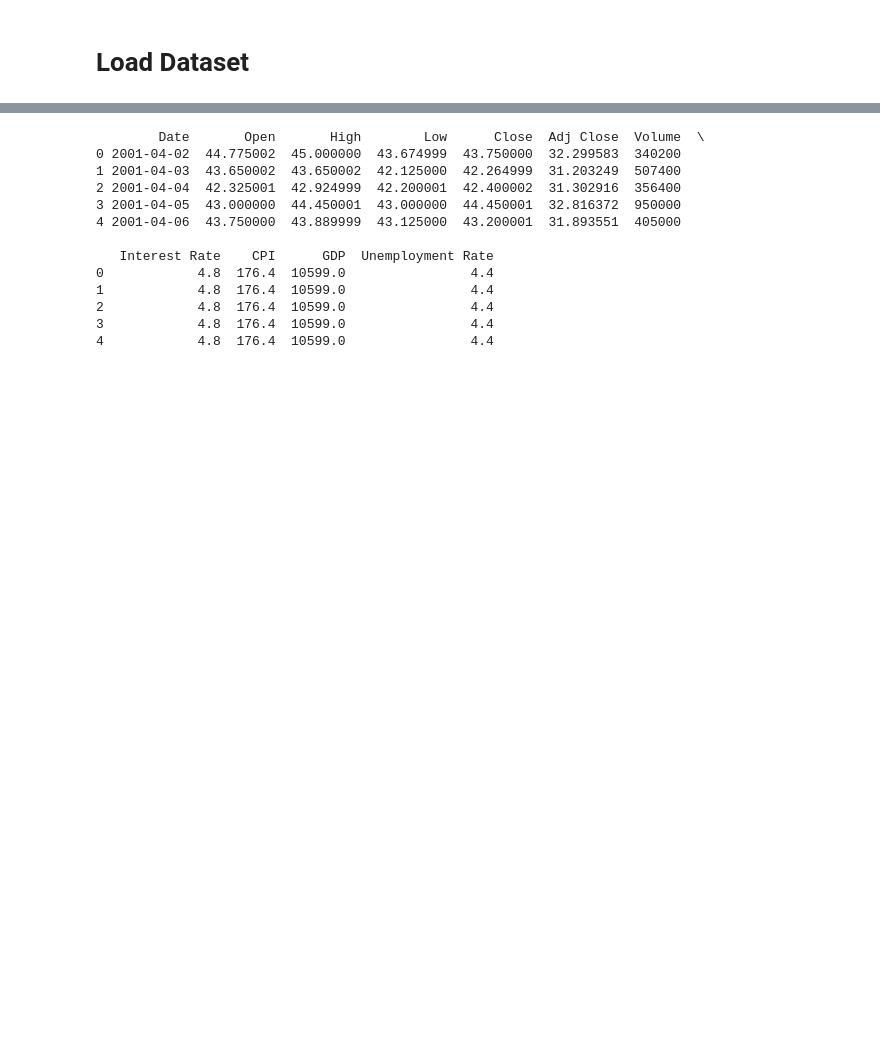
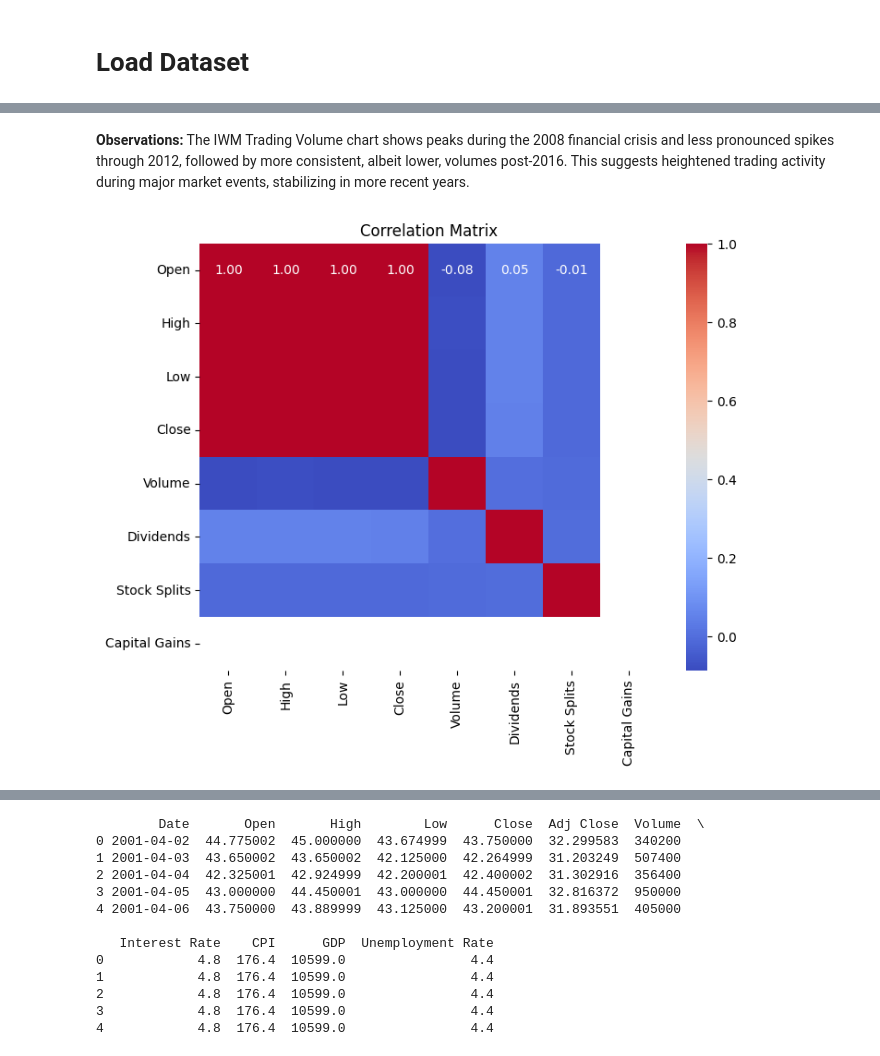
Before and after one commit to johri-lab/Algorithmic-ML-Trading-Strategy, a Jupyter notebook: EDA_and_classification.ipynb, the cells around one changed output, grey strips where cells are left out. Cells and saved outputs as stored; diff of their text form; code cells hidden in the pictures; blank space fills up the shorter version.

```diff
--- a/EDA_and_classification.ipynb
+++ b/EDA_and_classification.ipynb
@@ -29,0 +82,10 @@ iwm_data = fetch_iwm_data()
+# %% [markdown]
+**Observations:** The IWM Trading Volume chart shows peaks during the 2008 financial crisis and less pronounced spikes through 2012, followed by more consistent, albeit lower, volumes post-2016. This suggests heightened trading activity during major market events, stabilizing in more recent years.
+# %%
+# Heatmap of correlations
+plt.figure(figsize=(8, 6))
+sns.heatmap(iwm_data.corr(), annot=True, fmt=".2f", cmap='coolwarm')
+plt.title('Correlation Matrix')
+plt.show()
+# %% [output]
+[figure, added]
```
Also changed, not shown: parts of 36 cells of this notebook.
